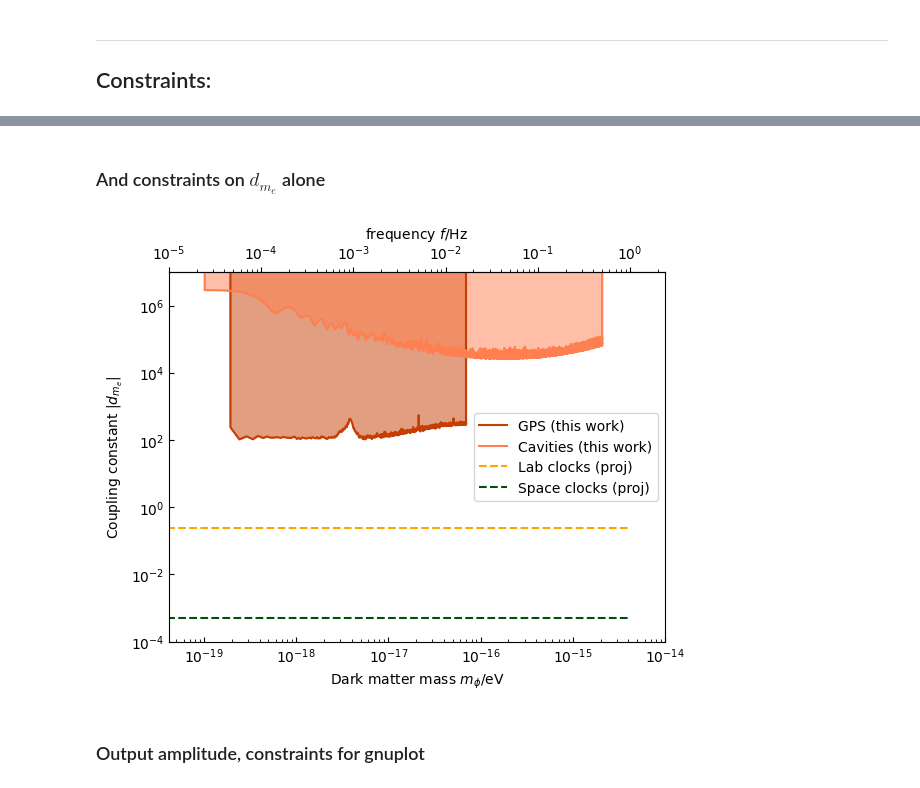
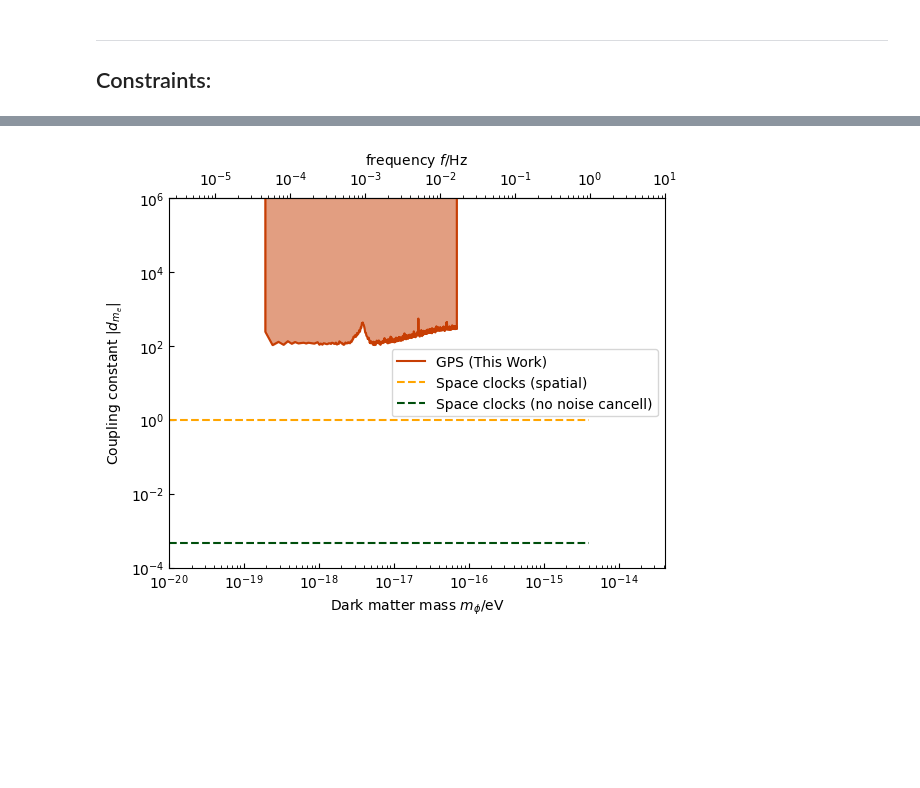
Before and after one commit to benroberts999/gps-analysis, a Jupyter notebook: analyse_gps_sats.ipynb, the cells around one changed output, grey strips where cells are left out. Drawn from its saved outputs; the diff is of its cells as text; code cells hidden in the pictures; blank space fills up the shorter version.

```diff
--- a/analyse_gps_sats.ipynb
+++ b/analyse_gps_sats.ipynb
@@ -794,34 +679,54 @@ plt.show()
-# %% [markdown]
-### And constraints on $d_{m_e}$ alone
 # %%
+# Include constraints only below 6 hour period:
+i0_gps_6h = np.where(f_gps >= 1.0 / (6 * 60 * 60))[0][0]
+f_gps_6h = f_gps[i0_gps_6h:]
+gps_95_6h = gps_95[i0_gps_6h:]
+
+mm = np.concatenate(
+    [[dm_mass(f_gps_6h[0])], dm_mass(f_gps_6h), [dm_mass(f_gps_6h[-1])]]
+)
+gps_constraint = np.concatenate([[1e7], dGPS(gps_95_6h), [1e7]])
+
+# Ratios for projections
+# Space clocks: spatial (extrap from cavities)
+ratio1 = (750.0 / 51000) * (1.0e-18 / 7.0e-17) * (1.0 / np.sqrt(30))
+# Space clocks: temporal (extrap from GPS, assume no noise cancelation)
+ratio2 = (1.0e-18) / (2.3e-13)
+
 fig, ax = plt.subplots()
 
-plt.plot(mm, gps_constraint, label="GPS (this work)", c="#c73e04")
+# Our results:
+plt.plot(mm, gps_constraint, label="GPS (This Work)", c="#c73e04")
 plt.fill_between(mm, gps_constraint, 1e7, color="#c73e04", alpha=0.5)
 
-plt.plot(dm_mass(cav[:, 0]), dCav(cav[:, 2]), label="Cavities (this work)", c="coral")
-plt.fill_between(dm_mass(cav[:, 0]), dCav(cav[:, 2]), 1e7, color="coral", alpha=0.5)
-
-plt.plot([1e-20, 4e-15], [0.25, 0.25], "--", color="orange", label="Lab clocks (proj)")
 plt.plot(
-    [1e-20, 4e-15], [5e-4, 5e-4], "--", color="#004f0c", label="Space clocks (proj)"
+    [1e-20, 4e-15],
+    [25557.28 * ratio1, 25557.28 * ratio1],
+    "--",
+    color="orange",
+    label="Space clocks (spatial)",
+)
+plt.plot(
+    [1e-20, 4e-15],
+    [min(gps_constraint) * ratio2, min(gps_constraint) * ratio2],
+    "--",
+    color="#004f0c",
+    label="Space clocks (no noise cancell)",
 )
 
-plt.xlim(dm_mass(1e-5), 1e-14)
-plt.ylim(1e-4, 1e7)
+plt.xlim(1e-20, dm_mass(10.0))
+plt.ylim(1e-4, 1e6)
 plt.xscale("log")
 plt.yscale("log")
 plt.ylabel("")
 plt.xlabel("Dark matter mass $m_\\phi/{\\rm eV}$")
 plt.ylabel("Coupling constant $|d_{m_e}|$")
-plt.legend()  # loc="lower right"
+plt.legend()
 plt.tick_params(direction="in", which="both")
 
 secax = ax.secondary_xaxis("top", functions=(dm_freq, dm_mass))
 secax.set_xlabel("frequency $f/{\\rm Hz}$")
 
 plt.show()
 # %% [output]
-[figure, old version]
+[figure, new version]
-# %% [markdown]
-### Output amplitude, constraints for gnuplot
```
Also changed, not shown: parts of 18 cells of this notebook, 25 other files.
